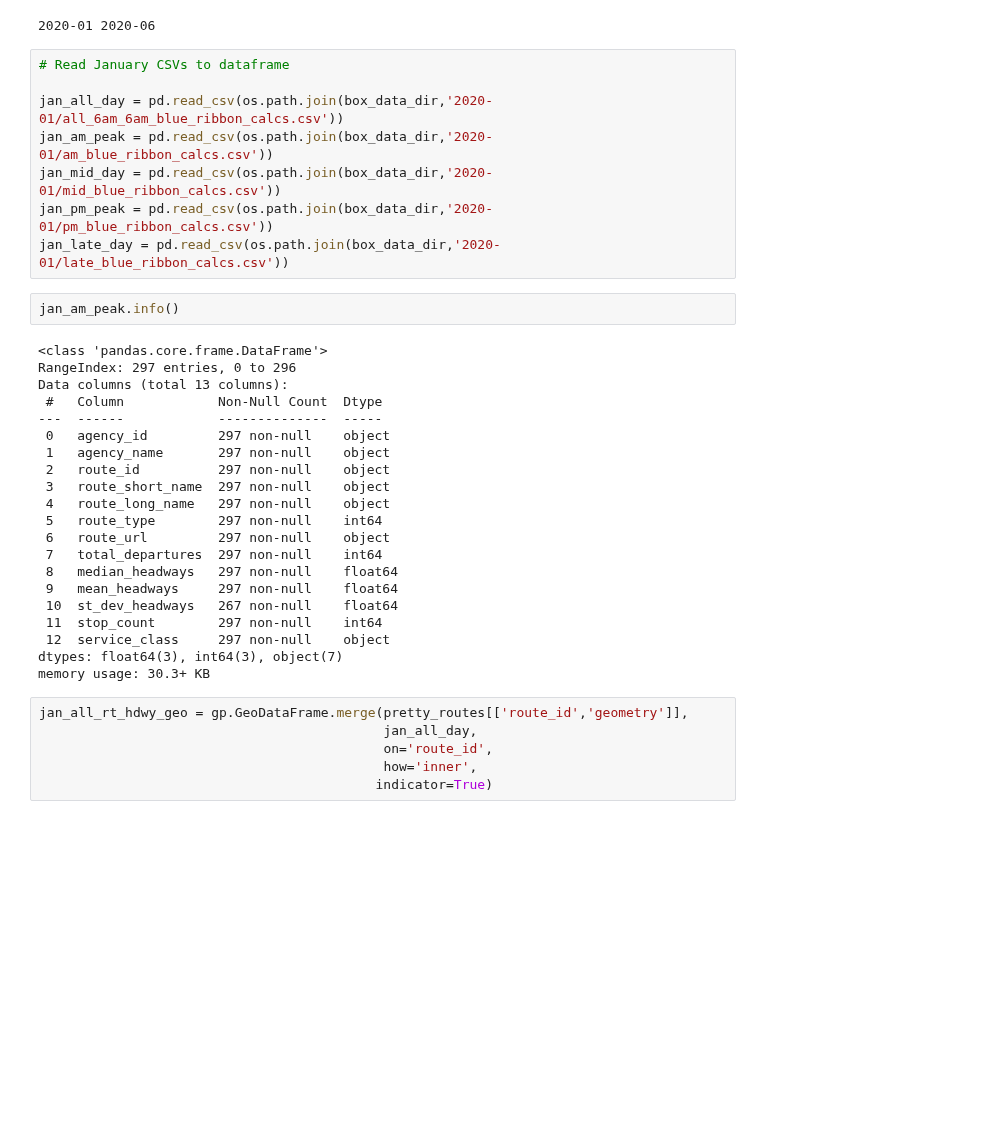
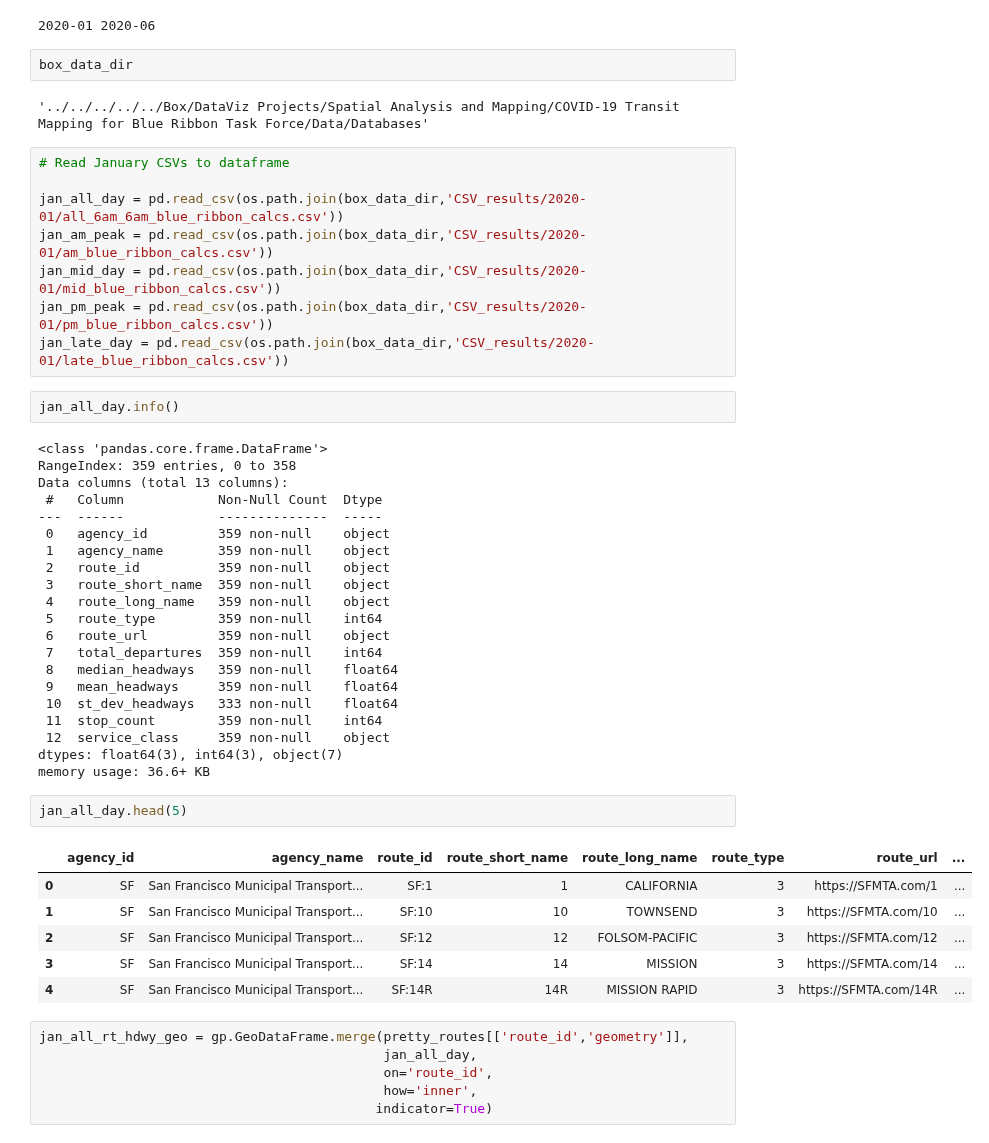
Before and after one commit to BayAreaMetro/Spatial-Analysis-Mapping-Projects, a Jupyter notebook: Project-Documentation/Covid-Transit-Mapping/Join Transit Headway Data to Route Geography.ipynb, the cells around one changed output. Cells and saved outputs as stored; diff of their text form; blank space fills up the shorter version.

```diff
--- a/Project-Documentation/Covid-Transit-Mapping/Join Transit Headway Data to Route Geography.ipynb
+++ b/Project-Documentation/Covid-Transit-Mapping/Join Transit Headway Data to Route Geography.ipynb
@@ -167,37 +167,50 @@ pretty_routes = pretty_routes[pretty_routes['agency_name'] != 'San Francisco Int
 !ls '../../../../../Box/DataViz Projects/Spatial Analysis and Mapping/COVID-19 Transit Mapping for Blue Ribbon Task Force/Data/Databases/CSV_results'
 # %% [output]
 2020-01 2020-06
+# %%
+box_data_dir
+# %% [output]
+'../../../../../Box/DataViz Projects/Spatial Analysis and Mapping/COVID-19 Transit Mapping for Blue Ribbon Task Force/Data/Databases'
 # %%
 # Read January CSVs to dataframe
 
-jan_all_day = pd.read_csv(os.path.join(box_data_dir,'2020-01/all_6am_6am_blue_ribbon_calcs.csv'))
-jan_am_peak = pd.read_csv(os.path.join(box_data_dir,'2020-01/am_blue_ribbon_calcs.csv'))
-jan_mid_day = pd.read_csv(os.path.join(box_data_dir,'2020-01/mid_blue_ribbon_calcs.csv'))
-jan_pm_peak = pd.read_csv(os.path.join(box_data_dir,'2020-01/pm_blue_ribbon_calcs.csv'))
-jan_late_day = pd.read_csv(os.path.join(box_data_dir,'2020-01/late_blue_ribbon_calcs.csv'))
+jan_all_day = pd.read_csv(os.path.join(box_data_dir,'CSV_results/2020-01/all_6am_6am_blue_ribbon_calcs.csv'))
+jan_am_peak = pd.read_csv(os.path.join(box_data_dir,'CSV_results/2020-01/am_blue_ribbon_calcs.csv'))
+jan_mid_day = pd.read_csv(os.path.join(box_data_dir,'CSV_results/2020-01/mid_blue_ribbon_calcs.csv'))
+jan_pm_peak = pd.read_csv(os.path.join(box_data_dir,'CSV_results/2020-01/pm_blue_ribbon_calcs.csv'))
+jan_late_day = pd.read_csv(os.path.join(box_data_dir,'CSV_results/2020-01/late_blue_ribbon_calcs.csv'))
 # %%
-jan_am_peak.info()
+jan_all_day.info()
 # %% [output]
 <class 'pandas.core.frame.DataFrame'>
-RangeIndex: 297 entries, 0 to 296
+RangeIndex: 359 entries, 0 to 358
 Data columns (total 13 columns):
  #   Column            Non-Null Count  Dtype
 ---  ------            --------------  -----
- 0   agency_id         297 non-null    object
- 1   agency_name       297 non-null    object
- 2   route_id          297 non-null    object
- 3   route_short_name  297 non-null    object
- 4   route_long_name   297 non-null    object
- 5   route_type        297 non-null    int64
- 6   route_url         297 non-null    object
- 7   total_departures  297 non-null    int64
- 8   median_headways   297 non-null    float64
- 9   mean_headways     297 non-null    float64
- 10  st_dev_headways   267 non-null    float64
- 11  stop_count        297 non-null    int64
- 12  service_class     297 non-null    object
+ 0   agency_id         359 non-null    object
+ 1   agency_name       359 non-null    object
+ 2   route_id          359 non-null    object
+ 3   route_short_name  359 non-null    object
+ 4   route_long_name   359 non-null    object
+ 5   route_type        359 non-null    int64
+ 6   route_url         359 non-null    object
+ 7   total_departures  359 non-null    int64
+ 8   median_headways   359 non-null    float64
+ 9   mean_headways     359 non-null    float64
+ 10  st_dev_headways   333 non-null    float64
+ 11  stop_count        359 non-null    int64
+ 12  service_class     359 non-null    object
 dtypes: float64(3), int64(3), object(7)
-memory usage: 30.3+ KB
+memory usage: 36.6+ KB
+# %%
+jan_all_day.head(5)
+# %% [output]
+|  | agency_id | agency_name | route_id | route_short_name | route_long_name | route_type | route_url | ... |
+| 0 | SF | San Francisco Municipal Transport... | SF:1 | 1 | CALIFORNIA | 3 | https://SFMTA.com/1 | ... |
+| 1 | SF | San Francisco Municipal Transport... | SF:10 | 10 | TOWNSEND | 3 | https://SFMTA.com/10 | ... |
+| 2 | SF | San Francisco Municipal Transport... | SF:12 | 12 | FOLSOM-PACIFIC | 3 | https://SFMTA.com/12 | ... |
+| 3 | SF | San Francisco Municipal Transport... | SF:14 | 14 | MISSION | 3 | https://SFMTA.com/14 | ... |
+| 4 | SF | San Francisco Municipal Transport... | SF:14R | 14R | MISSION RAPID | 3 | https://SFMTA.com/14R | ... |
 # %%
 jan_all_rt_hdwy_geo = gp.GeoDataFrame.merge(pretty_routes[['route_id','geometry']],
                                             jan_all_day,
```
Also changed, not shown: parts of 5 cells of this notebook, 1 other file.
